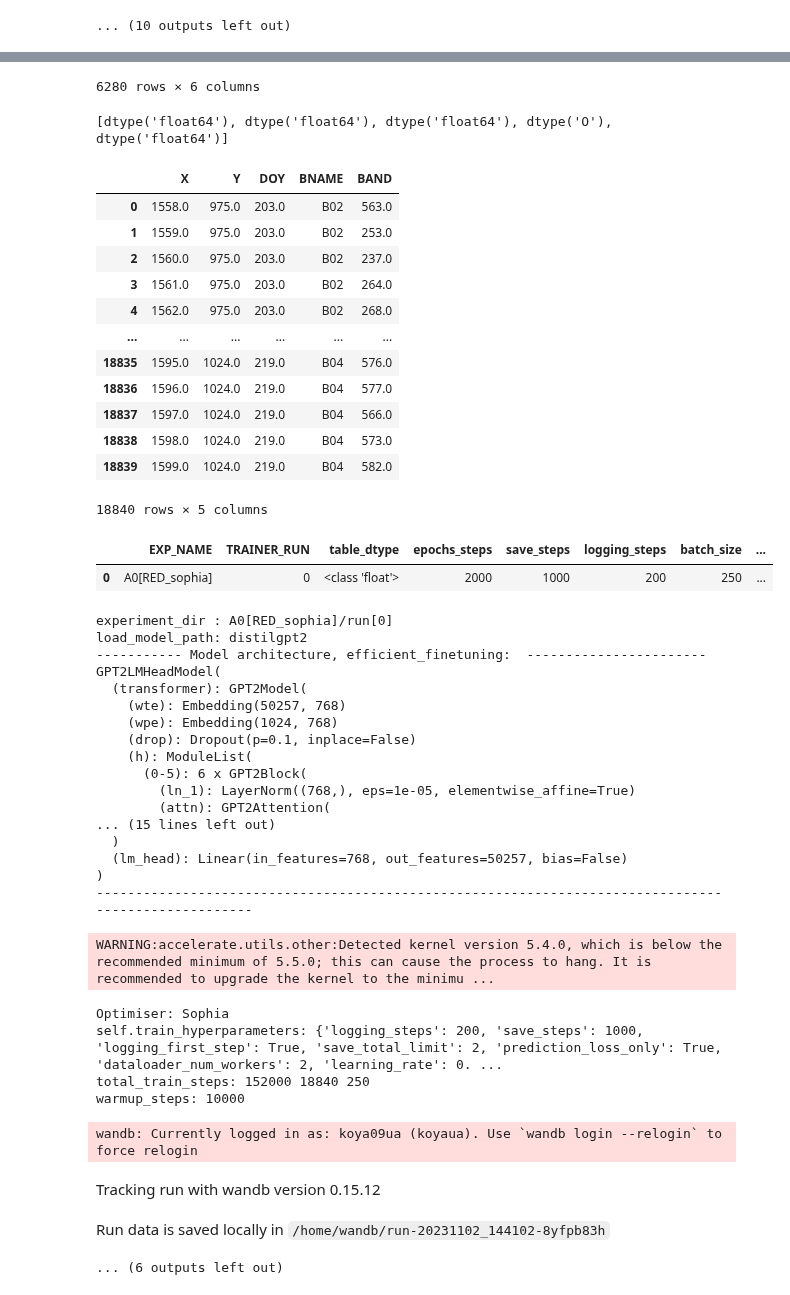
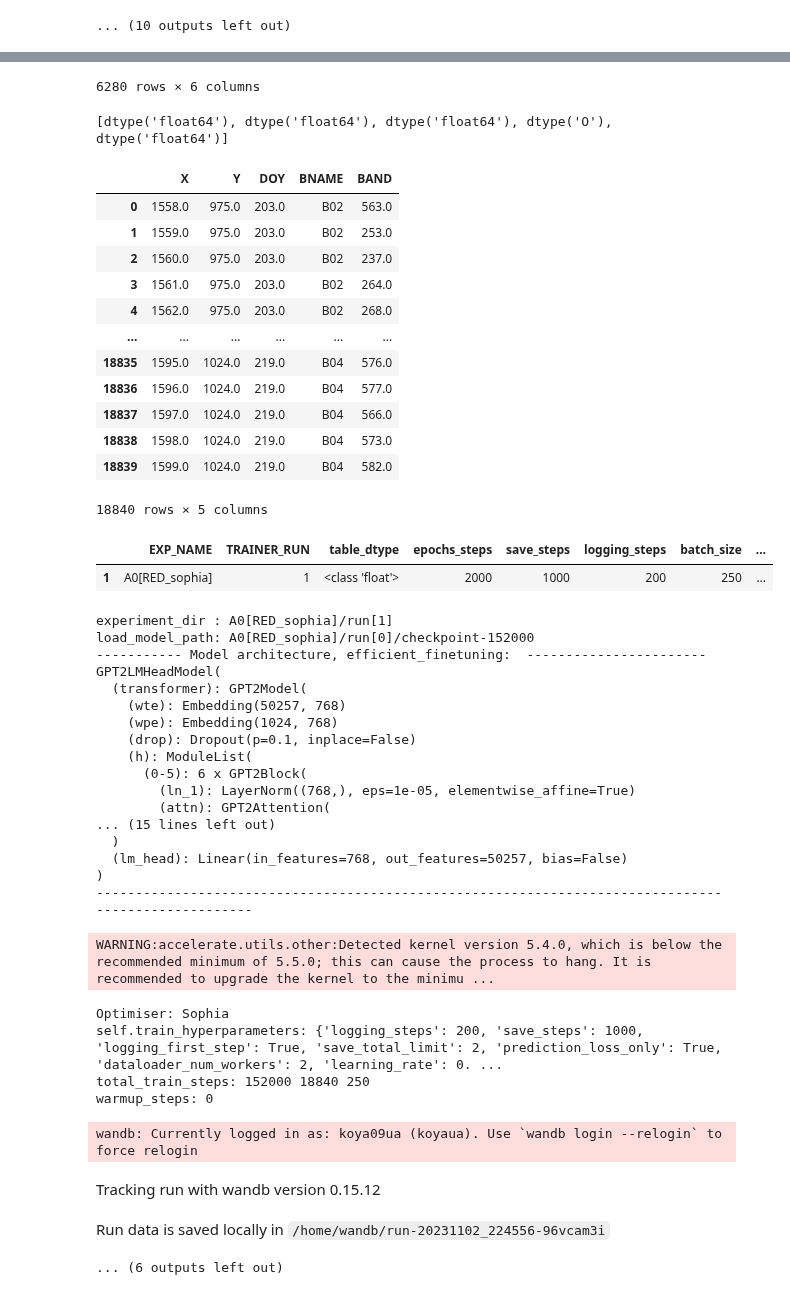
Before and after one commit to koyacolab/aispace, a Jupyter notebook: ai.ipynb, the cells around one changed output, grey strips where cells are left out. Drawn from its saved outputs; the diff is of its cells as text; code cells hidden in the pictures.

Commit message:
code data 4 train

```diff
--- a/ai.ipynb
+++ b/ai.ipynb
@@ -242,34 +272,4 @@ train_data
 # %%
-# data = train_data.copy() #[0:1000]
-train_columns_list = ['B02', 'B03', 'B04', 'X', 'Y', 'DOY']
-data = train_data[train_columns_list].copy()
-
-display(data)
-
-# Create a new DataFrame with four columns
-data = data.melt(id_vars=['X', 'Y', 'DOY'], value_vars=['B02', 'B03', 'B04'],
-                    var_name='BNAME', value_name='BAND')
-
-data['BNAME'] = data['BNAME'].astype(str)
-
-# # data = train_data.copy() #[0:1000]
-# train_columns_list = ['NDVI', 'X', 'Y', 'DOY']
-# # train_columns_list = ['B02', 'B03', 'B04', 'B05', 'X', 'Y', 'DOY']
-# data = train_data[train_columns_list].copy()
-
-# # Get the DataFrame with columns in reverse order
-# data = data[data.columns[::-1]].copy()
-
-# table_dtype = 'int16'
-
-# data = data.astype(table_dtype)
-print(data.dtypes.tolist())
-# Reset the index to remove it
-data = data.reset_index(drop=True)
-# train_data.columns = final_columns_list
-display(data)
-
-
 # Split the DataFrame into training and test DataFrames
 # train_data, test_data = train_test_split(data, test_size=0.2, random_state=42)
 # train_data = train_data.reset_index(drop=True)
@@ -313,13 +313,13 @@ batch_size = 250 #NDVI
 #######################################
 step_checkpoint_list = [7000, 105000, 82000, 32000, 22000, 112000, 112000, 112000]
 step_checkpoint_list = [112000, 32000, 21000]
-step_checkpoint_list = [20000, 20000, 20000, 20000]
+step_checkpoint_list = [152000]
 
 lr_fit=1e-4
 learning_rate = lr_fit
 
 experiment_dir = ""
-TRAINER_RUN = 0
+TRAINER_RUN = 1
 RESUME_FROM_CHECKPOINT = False
 
 
@@ -392,7 +392,7 @@ model = GReaT(llm=load_model_path,
               efficient_finetuning = efficient_finetuning,
               learning_rate=learning_rate,
               # lr_scheduler_type=lr_scheduler_type,
-              warmup_steps = 10000,
+              warmup_steps = 0,
               # warmup_ratio=0.05,
               seed=current_time,
               data_seed=current_time+int(time.time()),
@@ -418,36 +418,36 @@ model.save(f'{experiment_dir}/model')
 TRAINER_DICT.to_csv(f'{experiment_dir}.csv')
 # %% [output]
 |  | B02 | B03 | B04 | X | Y | DOY |
 | 0 | 563.0 | 958.0 | 800.0 | 1558.0 | 975.0 | 203.0 |
 | 1 | 253.0 | 740.0 | 537.0 | 1559.0 | 975.0 | 203.0 |
 | 2 | 237.0 | 706.0 | 501.0 | 1560.0 | 975.0 | 203.0 |
 | 3 | 264.0 | 729.0 | 532.0 | 1561.0 | 975.0 | 203.0 |
 | 4 | 268.0 | 735.0 | 528.0 | 1562.0 | 975.0 | 203.0 |
 | ... | ... | ... | ... | ... | ... | ... |
 | 6275 | 338.0 | 591.0 | 576.0 | 1595.0 | 1024.0 | 219.0 |
 | 6276 | 350.0 | 606.0 | 577.0 | 1596.0 | 1024.0 | 219.0 |
 | 6277 | 345.0 | 597.0 | 566.0 | 1597.0 | 1024.0 | 219.0 |
 | 6278 | 348.0 | 596.0 | 573.0 | 1598.0 | 1024.0 | 219.0 |
 | 6279 | 348.0 | 612.0 | 582.0 | 1599.0 | 1024.0 | 219.0 |
 6280 rows × 6 columns
 [dtype('float64'), dtype('float64'), dtype('float64'), dtype('O'), dtype('float64')]
 |  | X | Y | DOY | BNAME | BAND |
 | 0 | 1558.0 | 975.0 | 203.0 | B02 | 563.0 |
 | 1 | 1559.0 | 975.0 | 203.0 | B02 | 253.0 |
 | 2 | 1560.0 | 975.0 | 203.0 | B02 | 237.0 |
 | 3 | 1561.0 | 975.0 | 203.0 | B02 | 264.0 |
 | 4 | 1562.0 | 975.0 | 203.0 | B02 | 268.0 |
 | ... | ... | ... | ... | ... | ... |
 | 18835 | 1595.0 | 1024.0 | 219.0 | B04 | 576.0 |
 | 18836 | 1596.0 | 1024.0 | 219.0 | B04 | 577.0 |
 | 18837 | 1597.0 | 1024.0 | 219.0 | B04 | 566.0 |
 | 18838 | 1598.0 | 1024.0 | 219.0 | B04 | 573.0 |
 | 18839 | 1599.0 | 1024.0 | 219.0 | B04 | 582.0 |
 18840 rows × 5 columns
 |  | EXP_NAME | TRAINER_RUN | table_dtype | epochs_steps | save_steps | logging_steps | batch_size | ... |
-| 0 | A0[RED_sophia] | 0 | <class 'float'> | 2000 | 1000 | 200 | 250 | ... |
+| 1 | A0[RED_sophia] | 1 | <class 'float'> | 2000 | 1000 | 200 | 250 | ... |
-experiment_dir : A0[RED_sophia]/run[0]
-load_model_path: distilgpt2
+experiment_dir : A0[RED_sophia]/run[1]
+load_model_path: A0[RED_sophia]/run[0]/checkpoint-152000
 ----------- Model architecture, efficient_finetuning:  -----------------------
 GPT2LMHeadModel(
   (transformer): GPT2Model(
@@ -467,10 +467,10 @@ WARNING:accelerate.utils.other:Detected kernel version 5.4.0, which is below the
 Optimiser: Sophia
 self.train_hyperparameters: {'logging_steps': 200, 'save_steps': 1000, 'logging_first_step': True, 'save_total_limit': 2, 'prediction_loss_only': True, 'dataloader_num_workers': 2, 'learning_rate': 0. ...
 total_train_steps: 152000 18840 250
-warmup_steps: 10000
+warmup_steps: 0
 wandb: Currently logged in as: koya09ua (koyaua). Use `wandb login --relogin` to force relogin
 Tracking run with wandb version 0.15.12
-Run data is saved locally in /home/wandb/run-20231102_144102-8yfpb83h
+Run data is saved locally in /home/wandb/run-20231102_224556-96vcam3i
 ... (6 outputs left out)
 # %%
 from google.colab import runtime
```
Also changed, not shown: parts of 1 cell of this notebook.
